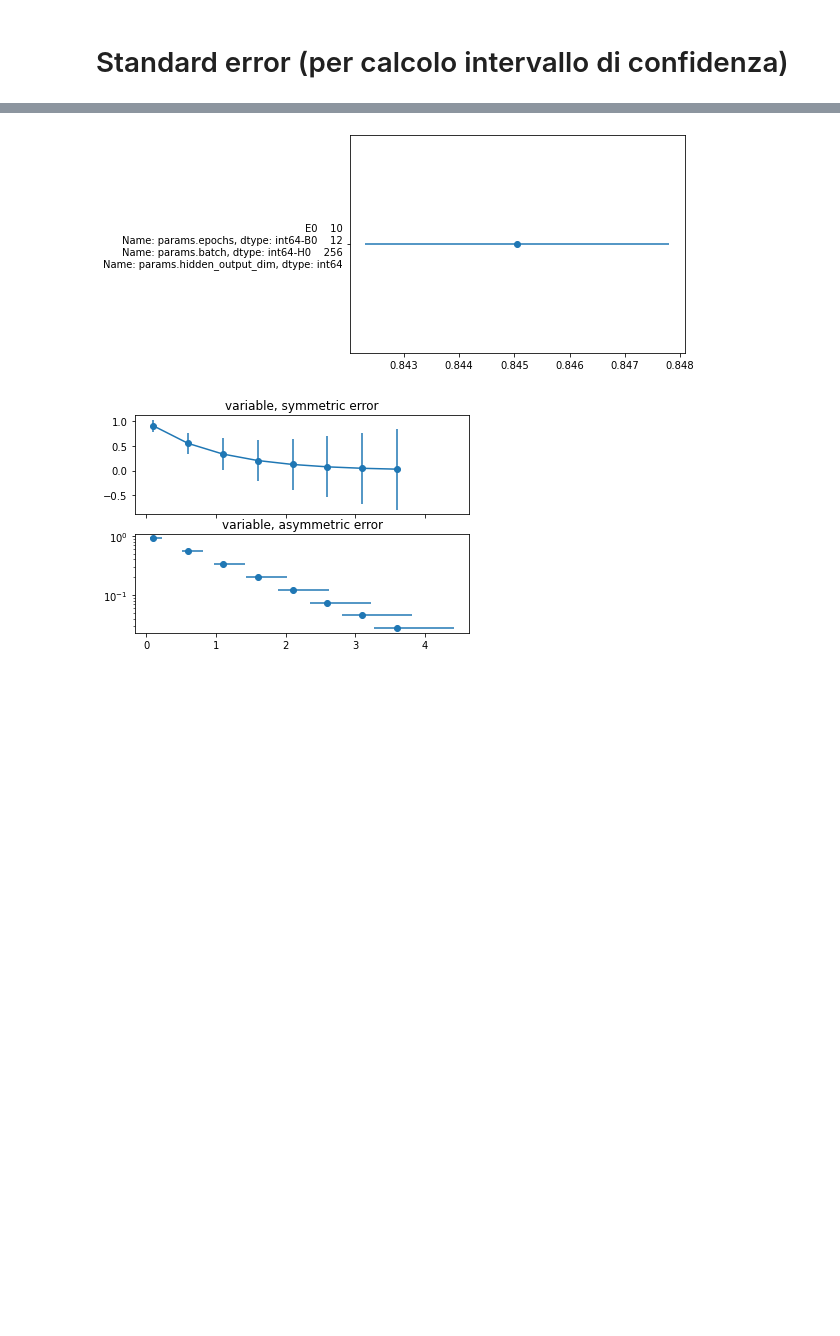
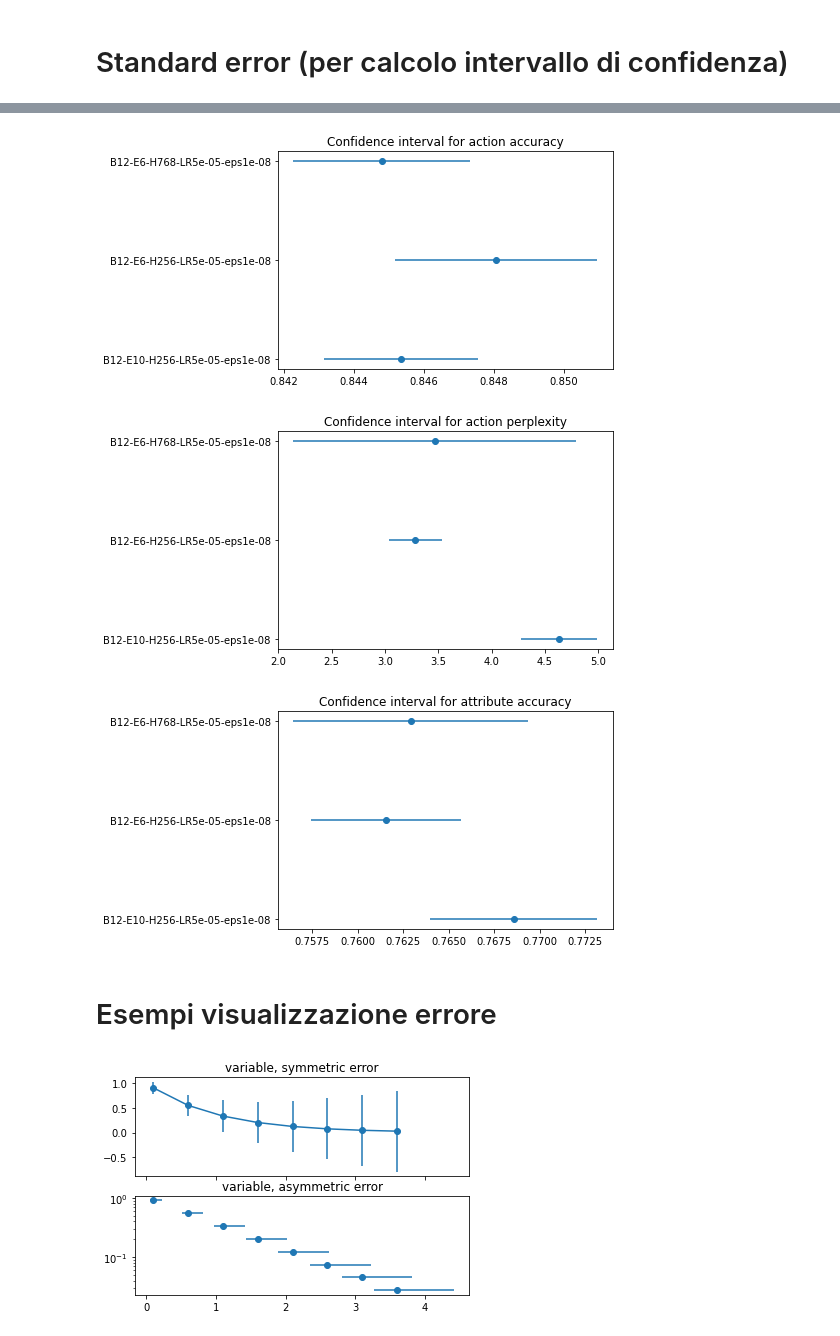
Before and after one commit to jmcrav/ActionPrediction4CA, a Jupyter notebook: colabNotebooks/confint/plotconfint.ipynb, the cells around one changed output, grey strips where cells are left out. Cells and saved outputs as stored; diff of their text form; code cells hidden in the pictures; blank space fills up the shorter version.

Commit message:
Intervalli di confidenza in locale (prima di passaggio a TPU)

```diff
--- a/colabNotebooks/confint/plotconfint.ipynb
+++ b/colabNotebooks/confint/plotconfint.ipynb
@@ -111,9 +117,0 @@ df
-# %%
-df = df.reset_index()
-df.index
-df['class'] = f"E{df['params.epochs']}-B{df['params.batch']}-H{df['params.hidden_output_dim']}"
-for prop in df:
-    print(prop)
-x = df[('action_accuracy', 'mean')]
-y = df['class']
-xerr = df[('action_accuracy', 'ci')]
@@ -138,11 +140,33 @@ xerr = df[('action_accuracy', 'ci')]
 # %%
 import matplotlib.pyplot as plt
 
-plt.figure()
-plt.errorbar(x = x, y = y, xerr = xerr, fmt = '-o')
+#plt.errorbar(df.index, ('action_accuracy', 'mean'), yerr=('action_accuracy', 'ci'), data=df)
+plt.errorbar(x = df[('action_accuracy', 'mean')],
+             y = df.index,
+             xerr = df[('action_accuracy', 'ci')],
+             fmt = 'o')
+plt.title('Confidence interval for action accuracy')
 plt.show()
+
+plt.errorbar(x = df[('action_perplexity', 'mean')],
+             y = df.index,
+             xerr = df[('action_perplexity', 'ci')],
+             fmt = 'o')
+plt.title('Confidence interval for action perplexity')
+plt.show()
+
+plt.errorbar(x = df[('attribute_accuracy', 'mean')],
+             y = df.index,
+             xerr = df[('attribute_accuracy', 'ci')],
+             fmt = 'o')
+plt.title('Confidence interval for attribute accuracy')
+plt.show()
 # %% [output]
-[figure, old version]
+[figure, new version]
+[figure, added]
+[figure, added]
+# %% [markdown]
+# Esempi visualizzazione errore
 # %%
 import numpy as np
 import matplotlib.pyplot as plt
```
Also changed, not shown: parts of 6 cells of this notebook, 47 other files.
